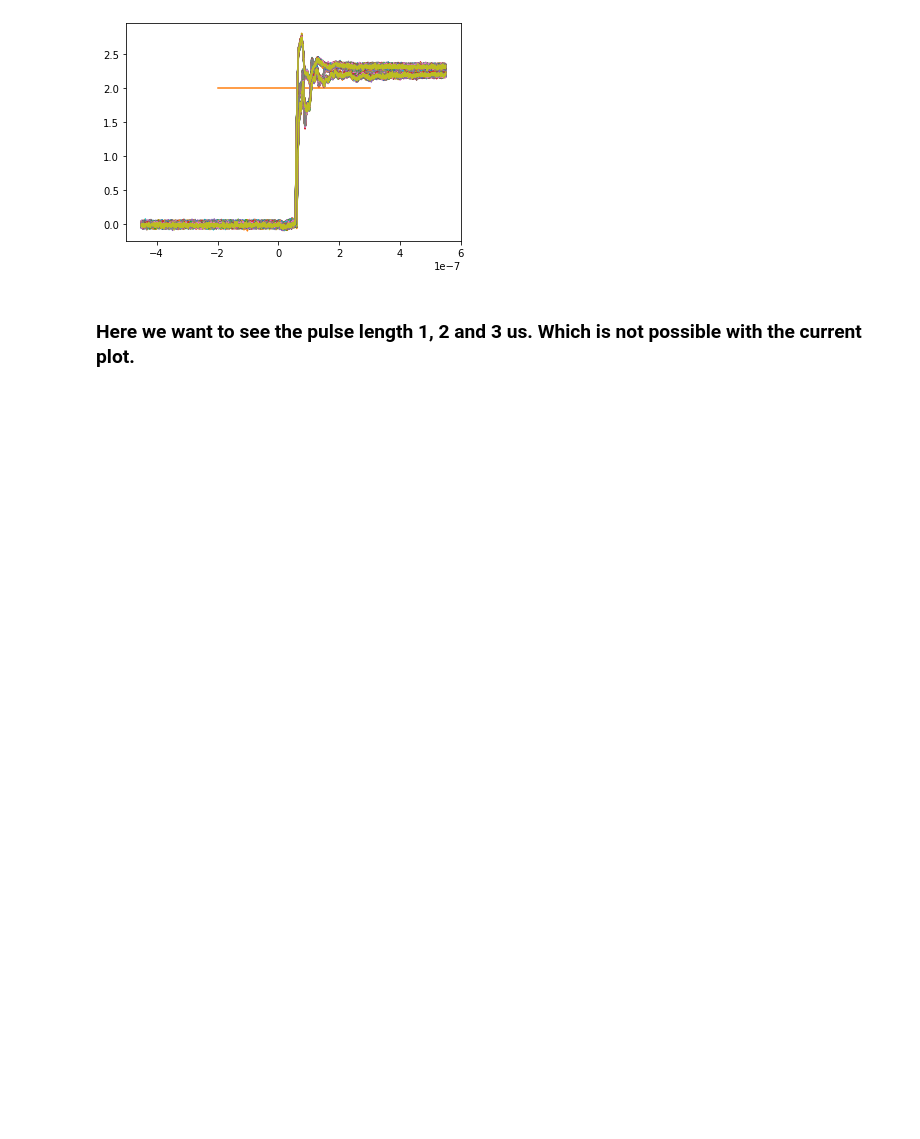
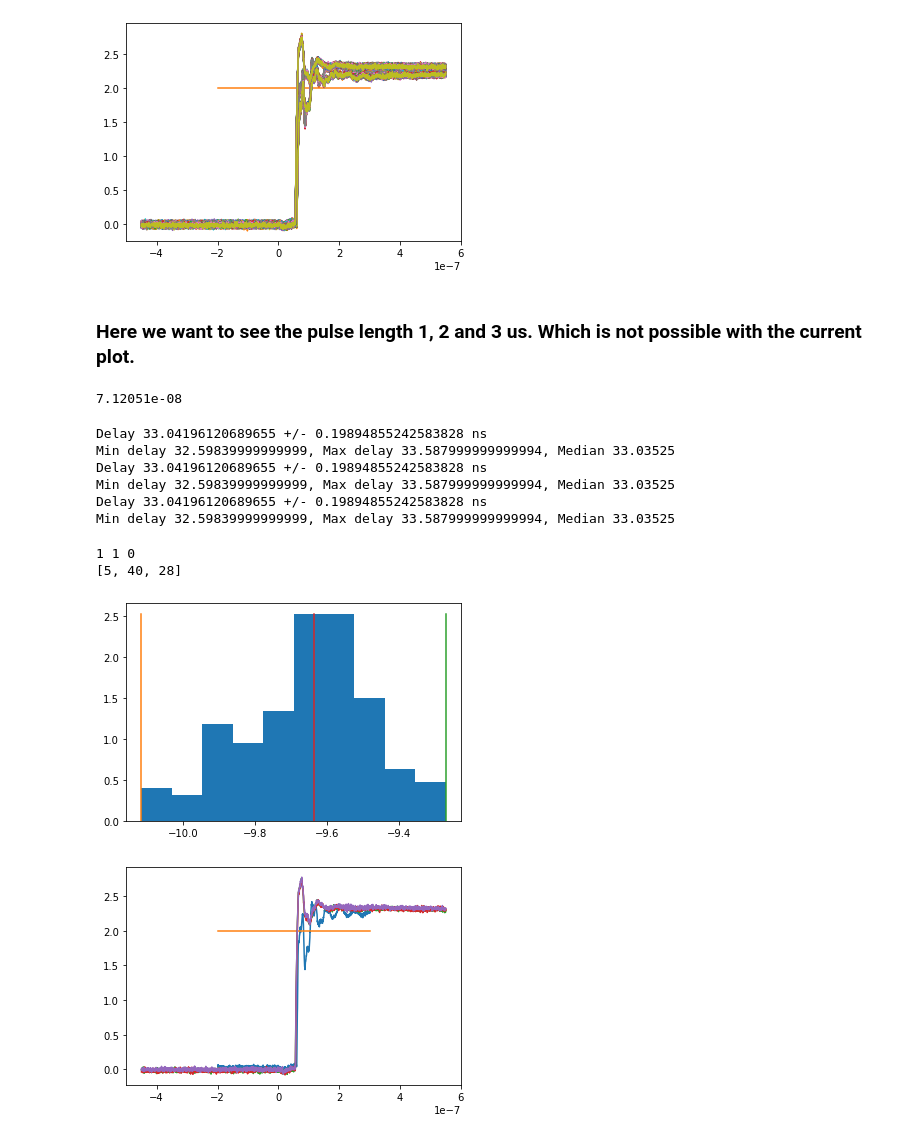
Before and after one commit to mufpga/analysis, a Jupyter notebook: data_exploration_voltage_divider.ipynb, the cells around one changed output. Cells and saved outputs as stored; diff of their text form; code cells hidden in the pictures; blank space fills up the shorter version.

```diff
--- a/data_exploration_voltage_divider.ipynb
+++ b/data_exploration_voltage_divider.ipynb
@@ -415,3 +448,54 @@ plot_multichannel(cam, [ch2, ch3, ch4])
 [figure]
 # %% [markdown]
 ### Here we want to see the pulse length 1, 2 and 3 us. Which is not possible with the current plot.
+# %%
+# cam threshold
+t0 = cam[np.argmax(cam[:,1] >= 2), 0]
+print(t0)
+# %% [output]
+7.12051e-08
+# %%
+# compute delay
+delays_inv2 = (get_delays(ch2, inverted = True)-t0)*1_000_000_000  # to ns
+print(f'Delay {np.mean(delays_inv)} +/- {np.std(delays_inv)} ns')
+print(f'Min delay {np.min(delays_inv)}, Max delay {np.max(delays_inv)}, Median {np.median(delays_inv)}')
+
+# compute delay
+delays_inv3 = (get_delays(ch3, inverted = True)-t0)*1_000_000_000  # to ns
+print(f'Delay {np.mean(delays_inv)} +/- {np.std(delays_inv)} ns')
+print(f'Min delay {np.min(delays_inv)}, Max delay {np.max(delays_inv)}, Median {np.median(delays_inv)}')
+
+# compute delay
+delays_inv4 = (get_delays(ch4, inverted = True)-t0)*1_000_000_000  # to ns
+print(f'Delay {np.mean(delays_inv)} +/- {np.std(delays_inv)} ns')
+print(f'Min delay {np.min(delays_inv)}, Max delay {np.max(delays_inv)}, Median {np.median(delays_inv)}')
+# %% [output]
+Delay 33.04196120689655 +/- 0.19894855242583828 ns
+Min delay 32.59839999999999, Max delay 33.587999999999994, Median 33.03525
+Delay 33.04196120689655 +/- 0.19894855242583828 ns
+Min delay 32.59839999999999, Max delay 33.587999999999994, Median 33.03525
+Delay 33.04196120689655 +/- 0.19894855242583828 ns
+Min delay 32.59839999999999, Max delay 33.587999999999994, Median 33.03525
+# %%
+# get indices of min, max and median
+delays_inv = delays_inv4
+ch = ch4
+
+print(np.sum(delays_inv == np.min(delays_inv)),
+      np.sum(delays_inv == np.max(delays_inv)),
+      np.sum(delays_inv == np.median(delays_inv)))
+
+i_s = [np.argmax(delays_inv == np.min(delays_inv)),
+       np.argmax(delays_inv == np.max(delays_inv)),
+       np.argmin(abs(delays_inv - np.median(delays_inv)))]
+vals = [ch[i] for i in i_s]
+print(i_s)
+
+plot_histo(delays_inv, delays_inv[i_s]) # check that the median, min and max curves are really so
+
+plot_all(cam, vals)
+# %% [output]
+1 1 0
+[5, 40, 28]
+[figure, added]
+[figure, added]
```
Also changed, not shown: parts of 11 cells of this notebook, 1 other file.
